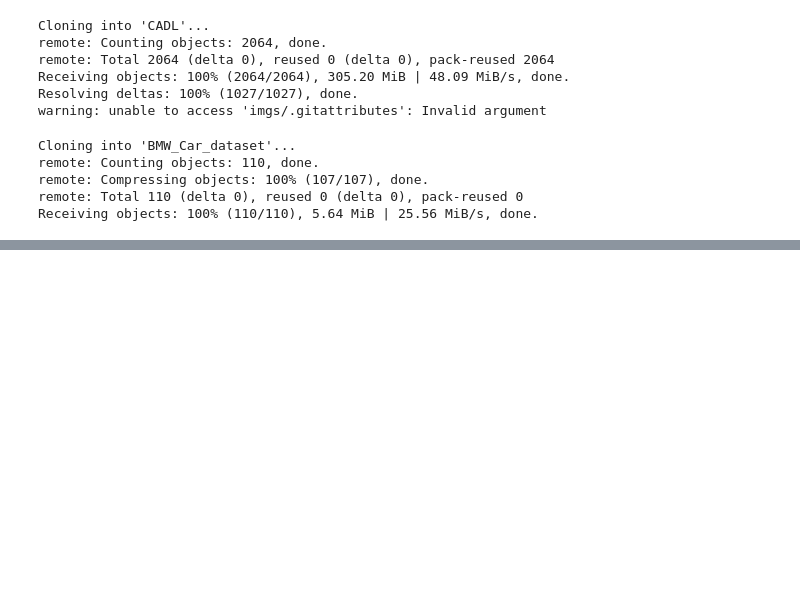
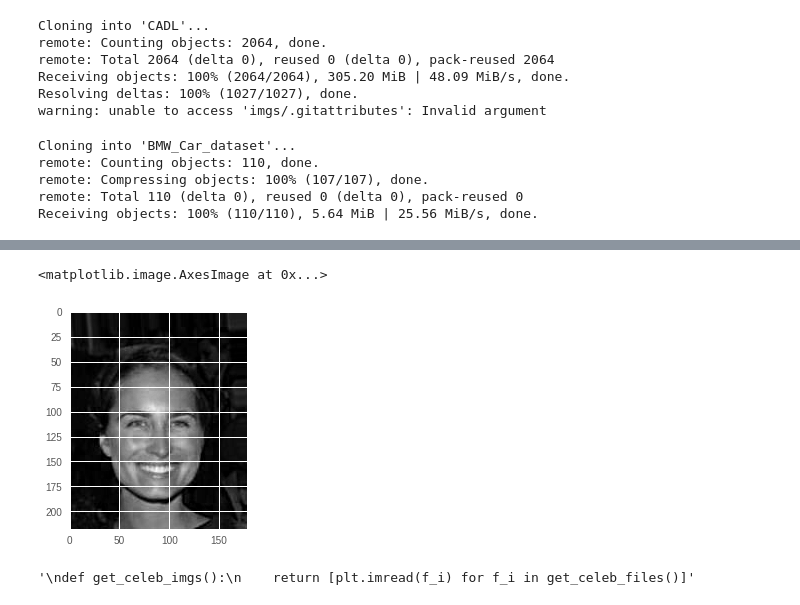
Before and after one commit to sg1791/Kadenze_Image_dataset_processing, a Jupyter notebook: Kadenze_celebface_dataset.ipynb, the cells around one changed output, grey strips where cells are left out. Cells and saved outputs as stored; diff of their text form; code cells hidden in the pictures; blank space fills up the shorter version.

```diff
--- a/Kadenze_celebface_dataset.ipynb
+++ b/Kadenze_celebface_dataset.ipynb
@@ -26,0 +72,15 @@ Receiving objects: 100% (110/110), 5.64 MiB | 25.56 MiB/s, done.
+# %%
+plt.imshow(img[:,:,0],cmap='gray')
+plt.imshow(img[:,:,1],cmap='gray')
+plt.imshow(img[:,:,2],cmap='gray')
+# %% [output]
+<matplotlib.image.AxesImage at 0x...>
+[figure, added]
+# %%
+#plt.imshow(files[0])
+img = utils.get_celeb_imgs()
+"""
+def get_celeb_imgs():
+    return [plt.imread(f_i) for f_i in get_celeb_files()]"""
+# %% [output]
+'\ndef get_celeb_imgs():\n    return [plt.imread(f_i) for f_i in get_celeb_files()]'
```
Also changed, not shown: parts of 27 cells of this notebook.
